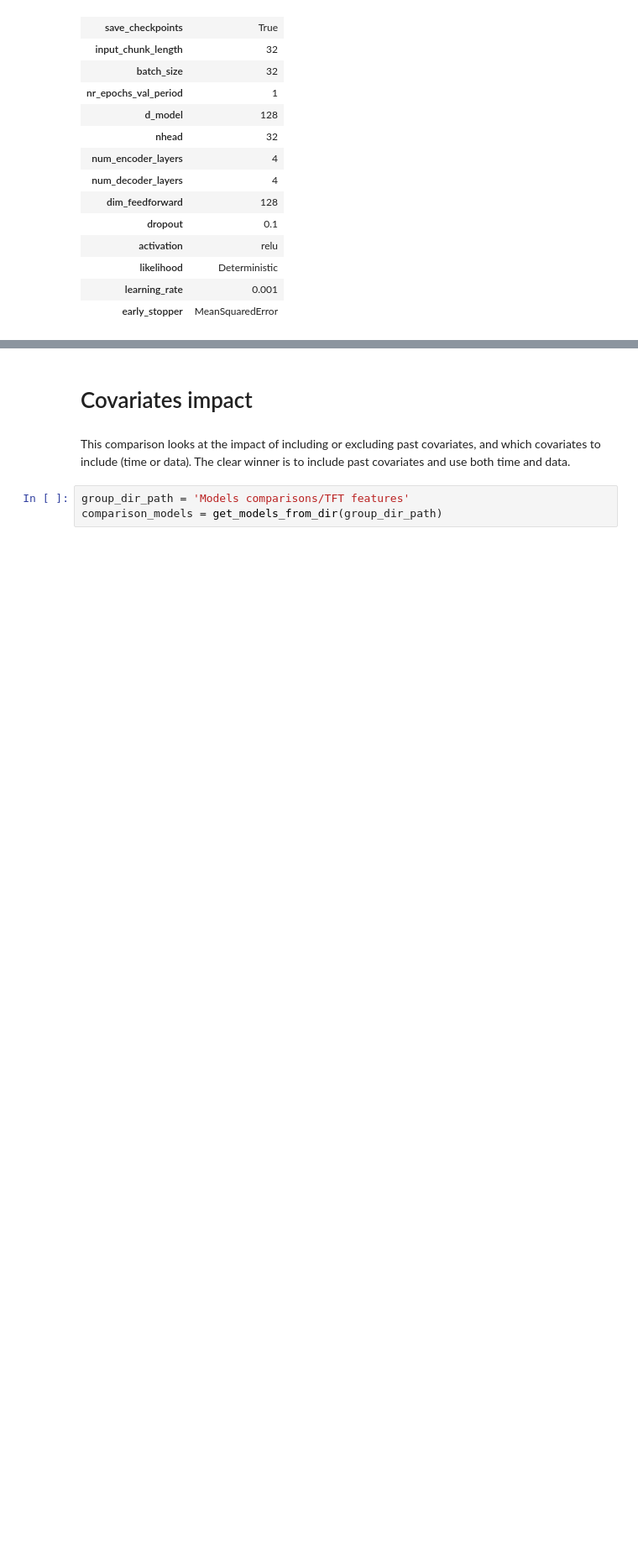
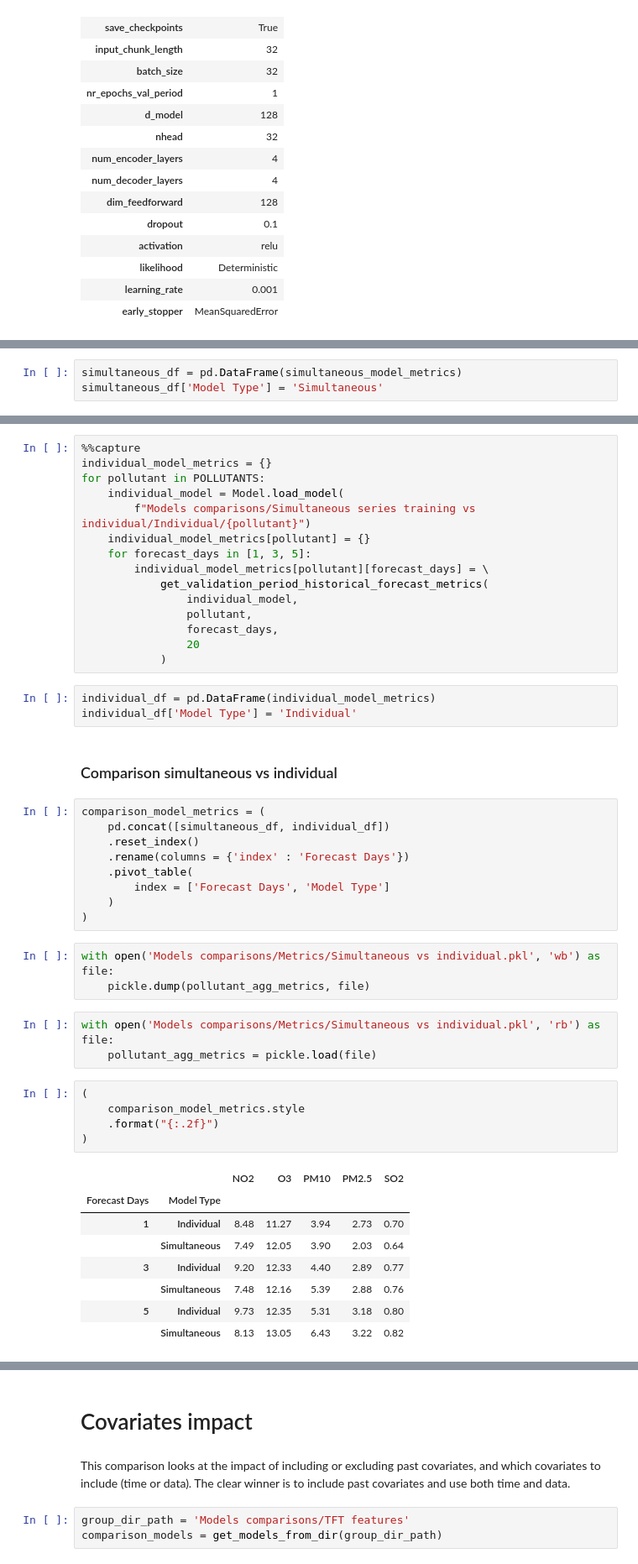
Before and after one commit to jlad26/air-quality-model-selection, a Jupyter notebook: Model comparison.ipynb, the cells around one changed output, grey strips where cells are left out. Shown at 84% size. Cells and saved outputs as stored; diff of their text form; blank space fills up the shorter version.

```diff
--- a/Model comparison.ipynb
+++ b/Model comparison.ipynb
@@ -367,0 +393,3 @@ plot_validation_forecasts(
+# %%
+simultaneous_df = pd.DataFrame(simultaneous_model_metrics)
+simultaneous_df['Model Type'] = 'Simultaneous'
@@ -367,0 +398,49 @@ plot_validation_forecasts(
+# %%
+%%capture
+individual_model_metrics = {}
+for pollutant in POLLUTANTS:
+    individual_model = Model.load_model(
+        f"Models comparisons/Simultaneous series training vs individual/Individual/{pollutant}")
+    individual_model_metrics[pollutant] = {}
+    for forecast_days in [1, 3, 5]:
+        individual_model_metrics[pollutant][forecast_days] = \
+            get_validation_period_historical_forecast_metrics(
+                individual_model,
+                pollutant,
+                forecast_days,
+                20
+            )
+# %%
+individual_df = pd.DataFrame(individual_model_metrics)
+individual_df['Model Type'] = 'Individual'
+# %% [markdown]
+### Comparison simultaneous vs individual
+# %%
+comparison_model_metrics = (
+    pd.concat([simultaneous_df, individual_df])
+    .reset_index()
+    .rename(columns = {'index' : 'Forecast Days'})
+    .pivot_table(
+        index = ['Forecast Days', 'Model Type']
+    )
+)
+# %%
+with open('Models comparisons/Metrics/Simultaneous vs individual.pkl', 'wb') as file:
+    pickle.dump(pollutant_agg_metrics, file)
+# %%
+with open('Models comparisons/Metrics/Simultaneous vs individual.pkl', 'rb') as file:
+    pollutant_agg_metrics = pickle.load(file)
+# %%
+(
+    comparison_model_metrics.style
+    .format("{:.2f}")
+)
+# %% [output]
+|  |  | NO2 | O3 | PM10 | PM2.5 | SO2 |
+| Forecast Days | Model Type |  |  |  |  |  |
+| 1 | Individual | 8.48 | 11.27 | 3.94 | 2.73 | 0.70 |
+|  | Simultaneous | 7.49 | 12.05 | 3.90 | 2.03 | 0.64 |
+| 3 | Individual | 9.20 | 12.33 | 4.40 | 2.89 | 0.77 |
+|  | Simultaneous | 7.48 | 12.16 | 5.39 | 2.88 | 0.76 |
+| 5 | Individual | 9.73 | 12.35 | 5.31 | 3.18 | 0.80 |
+|  | Simultaneous | 8.13 | 13.05 | 6.43 | 3.22 | 0.82 |
```
Also changed, not shown: parts of 146 cells of this notebook.
